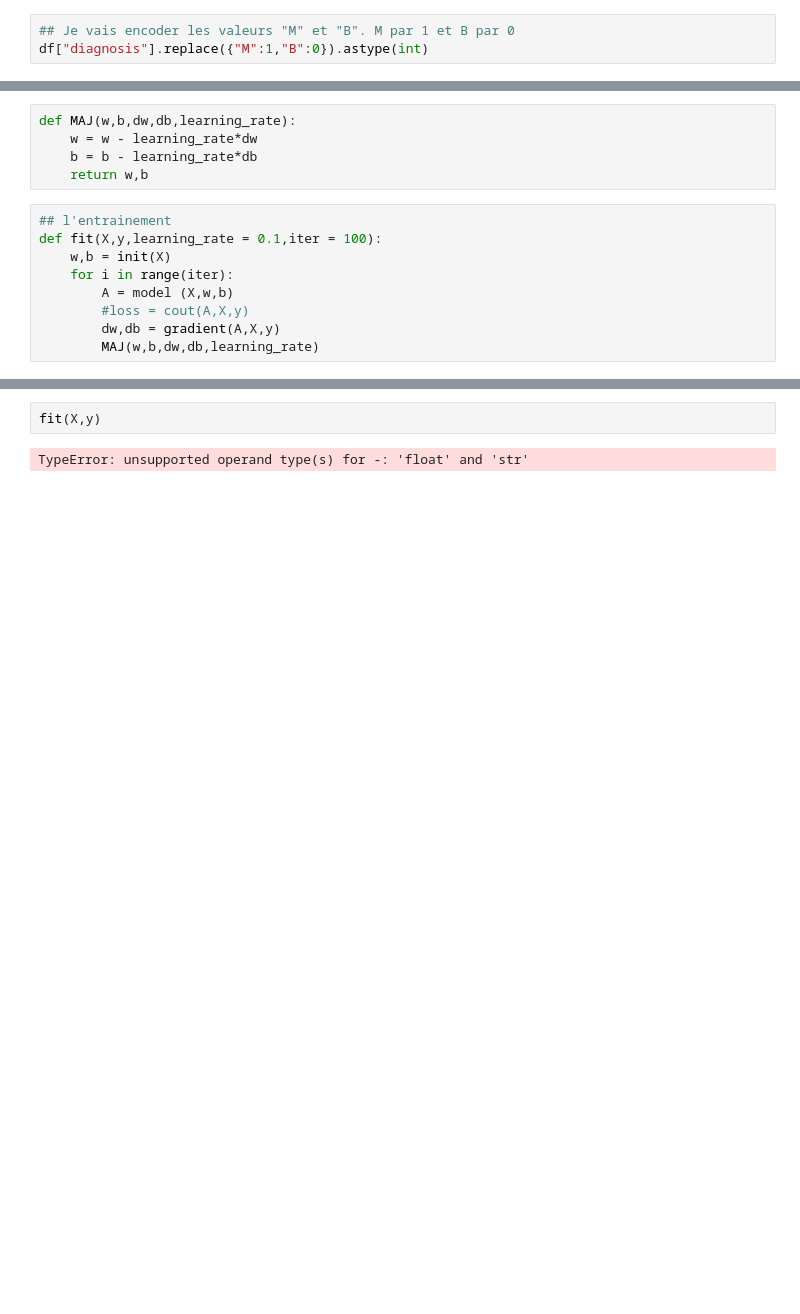
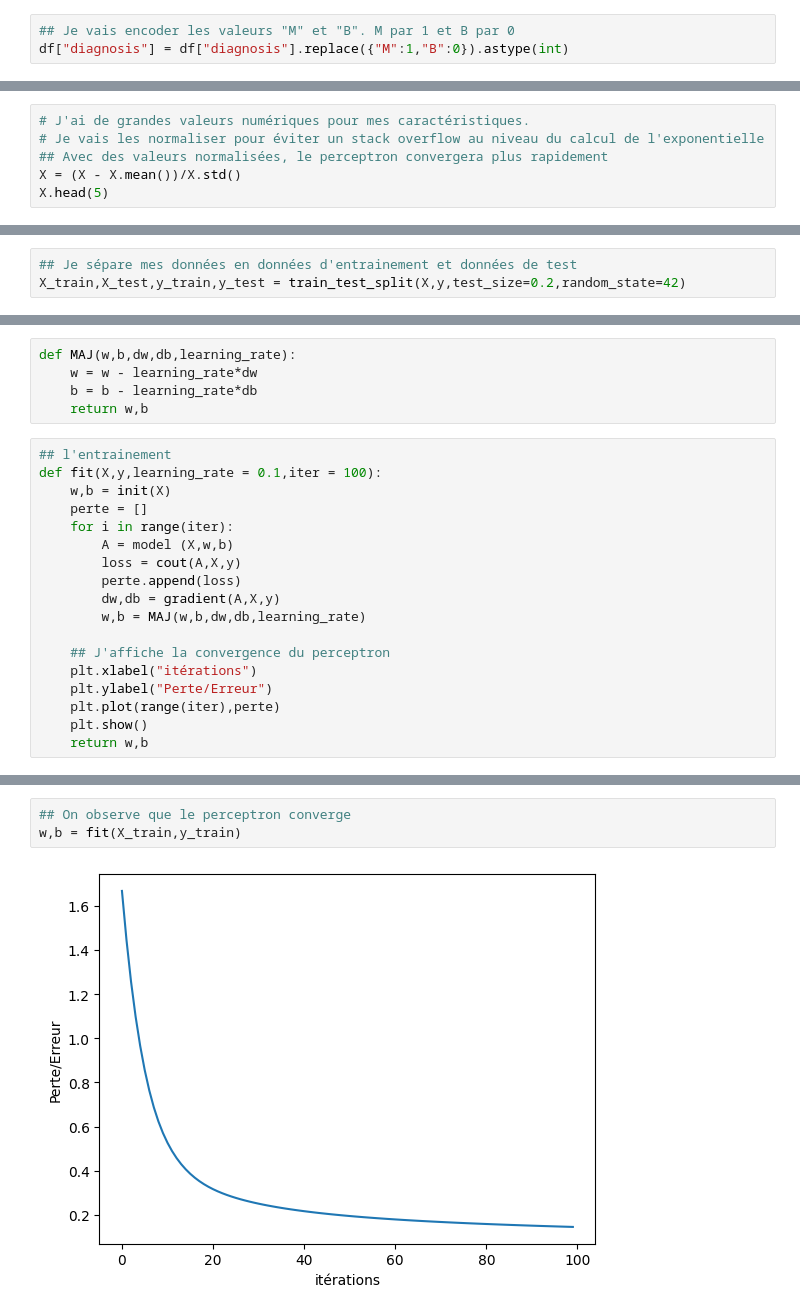
Before and after one commit to sanoukoudouss2-tech/PERCEPTRON, a Jupyter notebook: perceptron.ipynb, the cells around one changed output, grey strips where cells are left out. Saved outputs shown, nothing was run; the diff lists cells and outputs as text; blank space fills up the shorter version.

```diff
--- a/perceptron.ipynb
+++ b/perceptron.ipynb
@@ -78,4 +80,4 @@ df["diagnosis"].unique()
 Length: 2, dtype: str
 # %%
 ## Je vais encoder les valeurs "M" et "B". M par 1 et B par 0
-df["diagnosis"].replace({"M":1,"B":0}).astype(int)
+df["diagnosis"] = df["diagnosis"].replace({"M":1,"B":0}).astype(int)
@@ -97,3 +86,9 @@ Name: diagnosis, Length: 569, dtype: int64
 y = df["diagnosis"]
 df = df.drop('diagnosis',axis=1)
 X = df
+# %%
+# J'ai de grandes valeurs numériques pour mes caractéristiques.
+# Je vais les normaliser pour éviter un stack overflow au niveau du calcul de l'exponentielle
+## Avec des valeurs normalisées, le perceptron convergera plus rapidement
+X = (X - X.mean())/X.std()
+X.head(5)
@@ -100,3 +103,6 @@ X = df
+# %%
+## Je sépare mes données en données d'entrainement et données de test
+X_train,X_test,y_train,y_test = train_test_split(X,y,test_size=0.2,random_state=42)
 # %%
 ## Je vais générer des nombres aléatoires qui represente les paramètres du model et le biais
 def init(X):
@@ -126,8 +134,17 @@ def MAJ(w,b,dw,db,learning_rate):
 ## l'entrainement
 def fit(X,y,learning_rate = 0.1,iter = 100):
     w,b = init(X)
+    perte = []
     for i in range(iter):
         A = model (X,w,b)
-        #loss = cout(A,X,y)
+        loss = cout(A,X,y)
+        perte.append(loss)
         dw,db = gradient(A,X,y)
-        MAJ(w,b,dw,db,learning_rate)
+        w,b = MAJ(w,b,dw,db,learning_rate)
+
+    ## J'affiche la convergence du perceptron
+    plt.xlabel("itérations")
+    plt.ylabel("Perte/Erreur")
+    plt.plot(range(iter),perte)
+    plt.show()
+    return w,b
@@ -134,4 +154,5 @@ def fit(X,y,learning_rate = 0.1,iter = 100):
 # %%
-fit(X,y)
+## On observe que le perceptron converge
+w,b = fit(X_train,y_train)
 # %% [output]
-TypeError: unsupported operand type(s) for -: 'float' and 'str'
+[figure, added]
```
Also changed, not shown: parts of 10 cells of this notebook.
